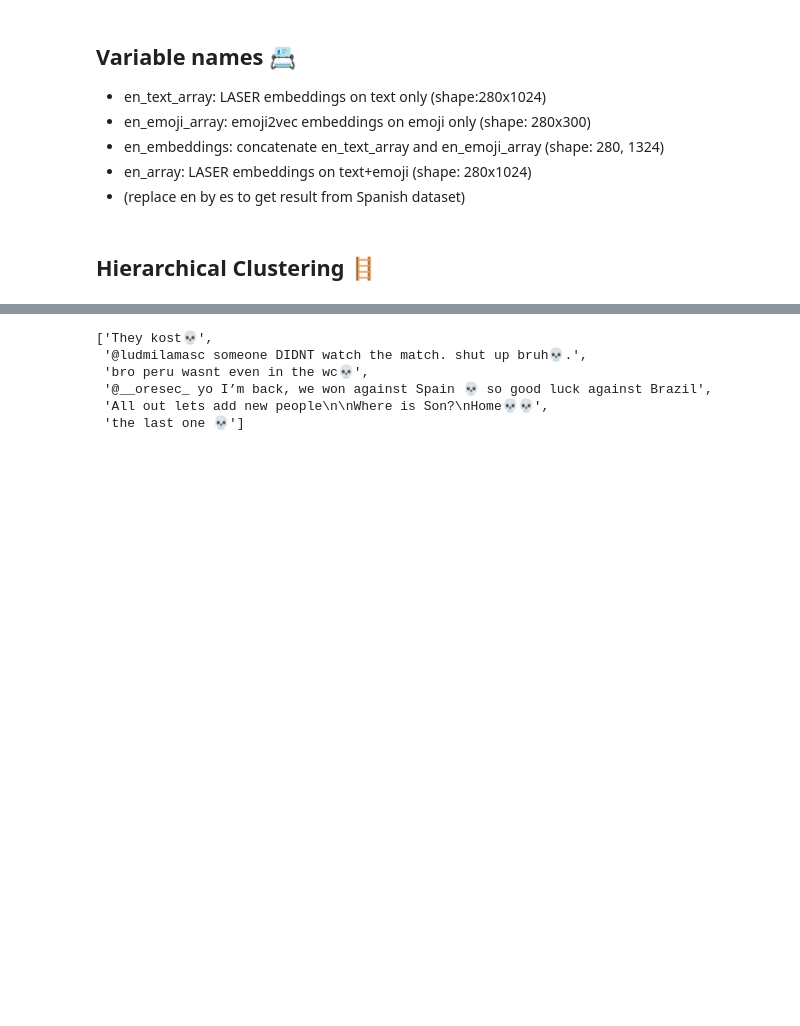
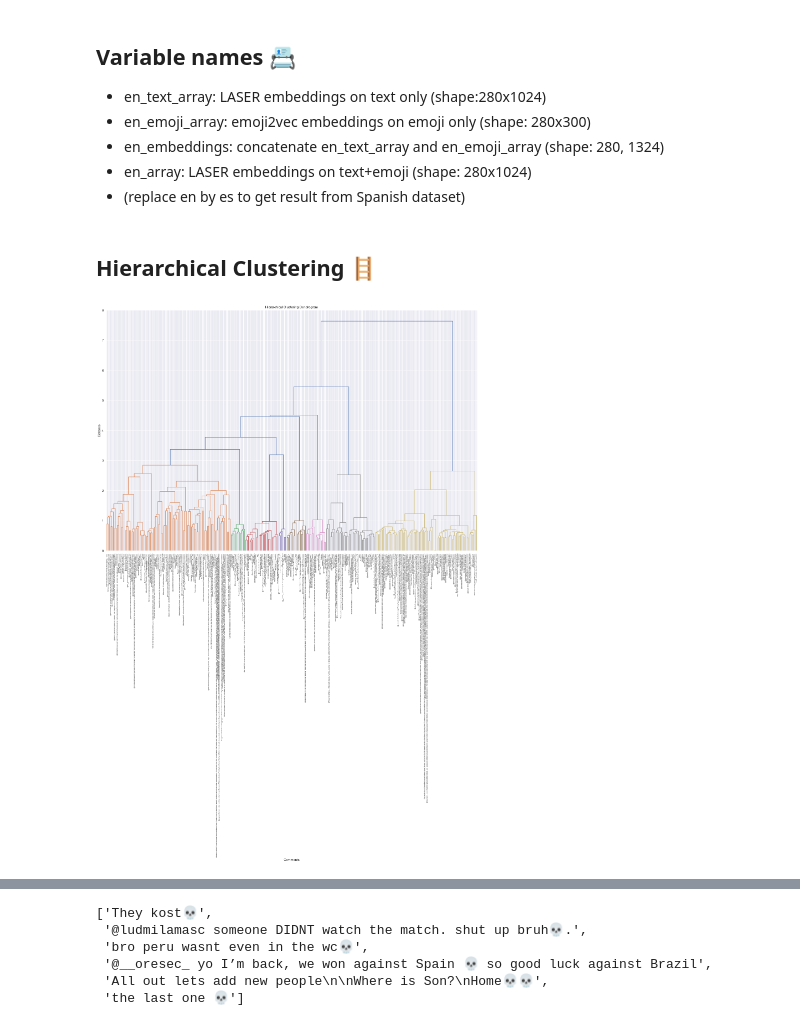
Before and after one commit to yuhsin-huang/EmojiResearch-WorldCup2022, a Jupyter notebook: 07- Hierarchical Clustering.ipynb, the cells around one changed output, grey strips where cells are left out. Saved outputs shown, nothing was run; the diff lists cells and outputs as text; code cells hidden in the pictures; blank space fills up the shorter version.

```diff
--- a/07- Hierarchical Clustering.ipynb
+++ b/07- Hierarchical Clustering.ipynb
@@ -189,3 +230,5 @@ def apply_hierarchical_clustering(lang_embeddings, lang_df):
 # %%
 # Perform hierarchical clustering
-en_linkage_matrix, en_mean_silhouette = apply_hierarchical_clustering(en_embeddings, en_df)
+en_linkage_matrix, en_mean_silhouette, en_cluster_labels = apply_hierarchical_clustering(en_embeddings, en_df)
+# %% [output]
+[figure, added]
```
Also changed, not shown: parts of 29 cells of this notebook, 1 other file.
